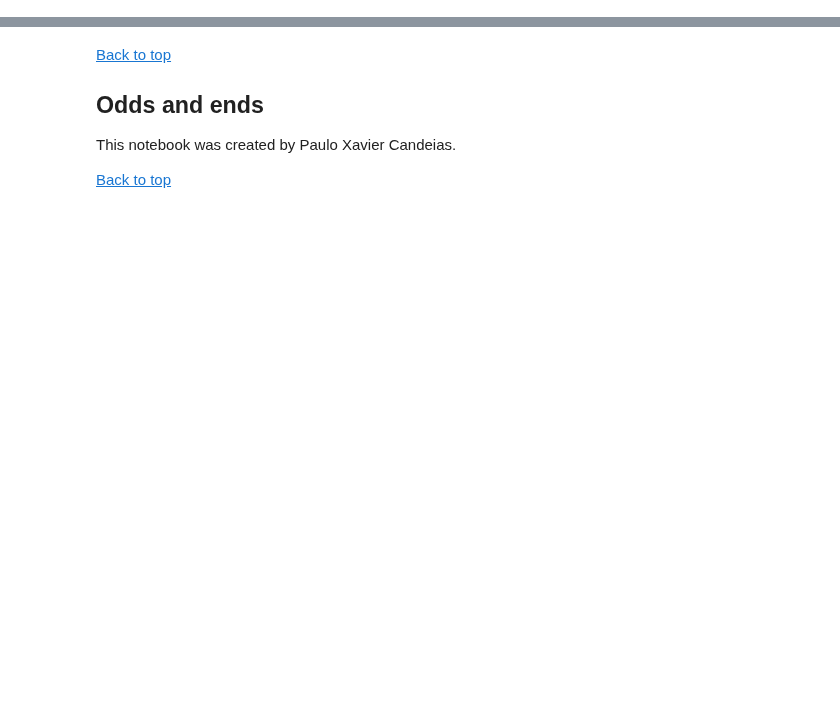
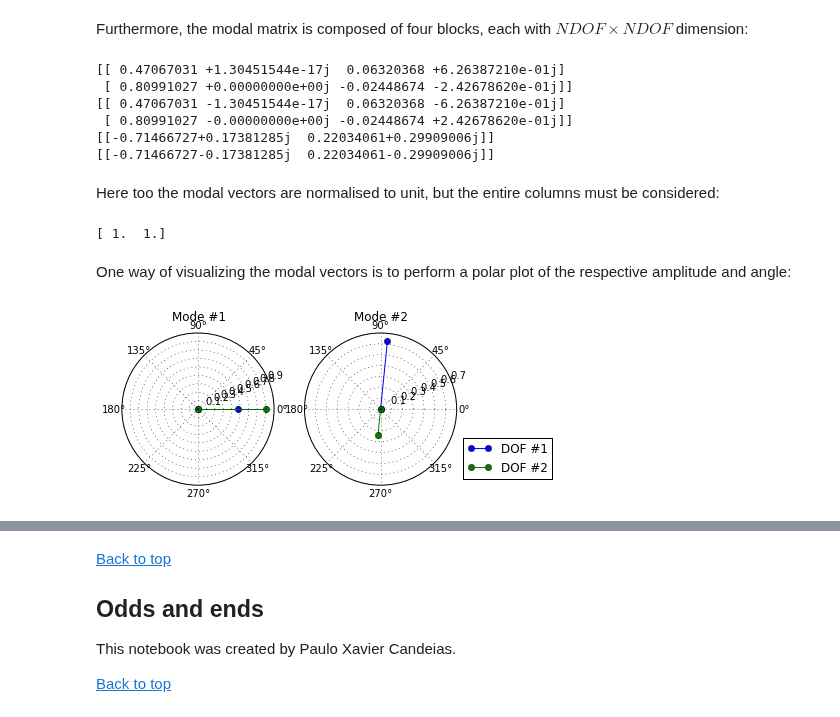
Before and after one commit to pxcandeias/py-notebooks, a Jupyter notebook: complex_vibration_modes.ipynb, the cells around one changed output, grey strips where cells are left out. Cells and saved outputs as stored; diff of their text form; code cells hidden in the pictures; blank space fills up the shorter version.

```diff
--- a/complex_vibration_modes.ipynb
+++ b/complex_vibration_modes.ipynb
@@ -187,0 +277,7 @@ print(np.round_(v,4))
+# %%
+W2, F1 = LA.eig(A)
+ix = np.argsort(np.absolute(W2))
+W2 = W2[ix]
+F1 = F1[:,ix]
+print(np.round_(W2, 4))
+print(np.round_(F1, 4))
@@ -187,0 +308,40 @@ print(np.round_(v,4))
+# %% [markdown]
+Furthermore, the modal matrix is composed of four blocks, each with $NDOF \times NDOF$ dimension:
+# %%
+AA = F1[:2,[0,2]]
+AB = AA.conjugate()
+BA = np.dot(AA,W2[[0,2]])
+BB = BA.conjugate()
+aux = np.bmat([[AA,AB],[BA,BB]])
+print(AA)
+print(AB)
+print(BA)
+print(BB)
+# print(np.round_(aux[[0,2,1,3]]), 4)
+# %% [output]
+[[ 0.47067031 +1.30451544e-17j  0.06320368 +6.26387210e-01j]
+ [ 0.80991027 +0.00000000e+00j -0.02448674 -2.42678620e-01j]]
+[[ 0.47067031 -1.30451544e-17j  0.06320368 -6.26387210e-01j]
+ [ 0.80991027 -0.00000000e+00j -0.02448674 +2.42678620e-01j]]
+[[-0.71466727+0.17381285j  0.22034061+0.29909006j]]
+[[-0.71466727-0.17381285j  0.22034061-0.29909006j]]
+# %% [markdown]
+Here too the modal vectors are normalised to unit, but the entire columns must be considered:
+# %%
+print(LA.norm(F1[:,[0,2]], axis=0))
+# %% [output]
+[ 1.  1.]
+# %% [markdown]
+One way of visualizing the modal vectors is to perform a polar plot of the respective amplitude and angle:
+# %%
+fig, ax = plt.subplots(1, 2, subplot_kw=dict(polar=True))
+for mode in range(2):
+    ax[mode].set_title('Mode #{}'.format(mode+1))
+    for dof in range(2):
+        r = np.array([0, np.absolute(F1[dof,2*mode])])
+        t = np.array([0, np.angle(F1[dof,2*mode])])
+        ax[mode].plot(t, r, 'o-', label='DOF #{}'.format(dof+1))
+plt.legend(loc='lower left', bbox_to_anchor=(1., 0.))
+plt.show()
+# %% [output]
+[figure, added]
```
Also changed, not shown: parts of 75 cells of this notebook.
